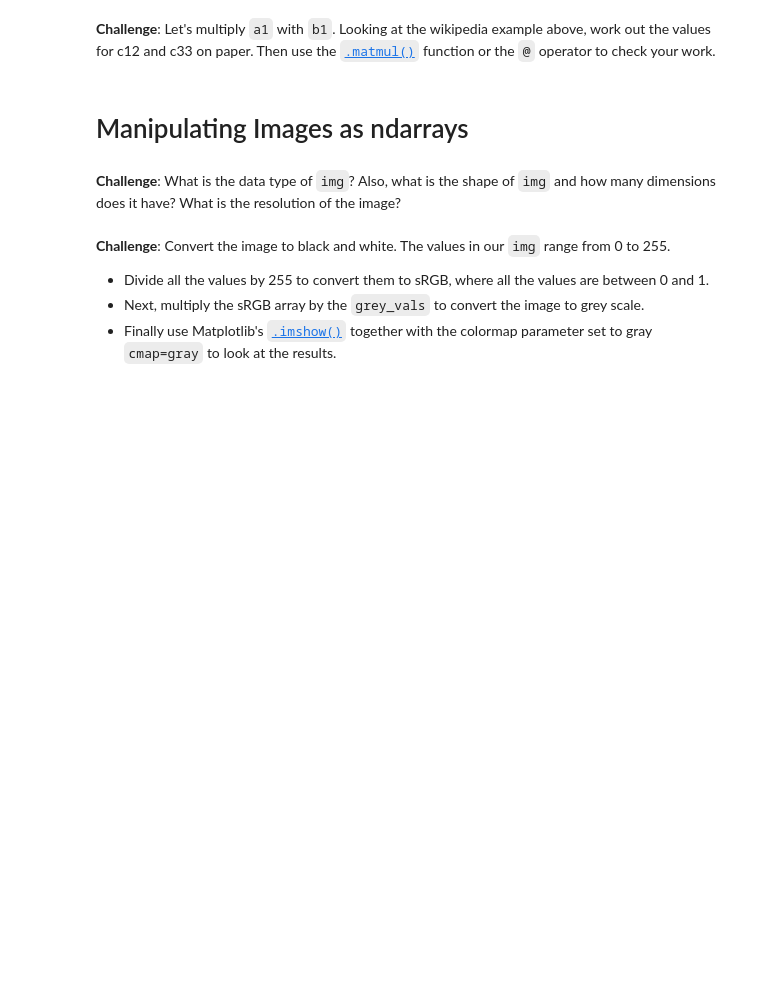
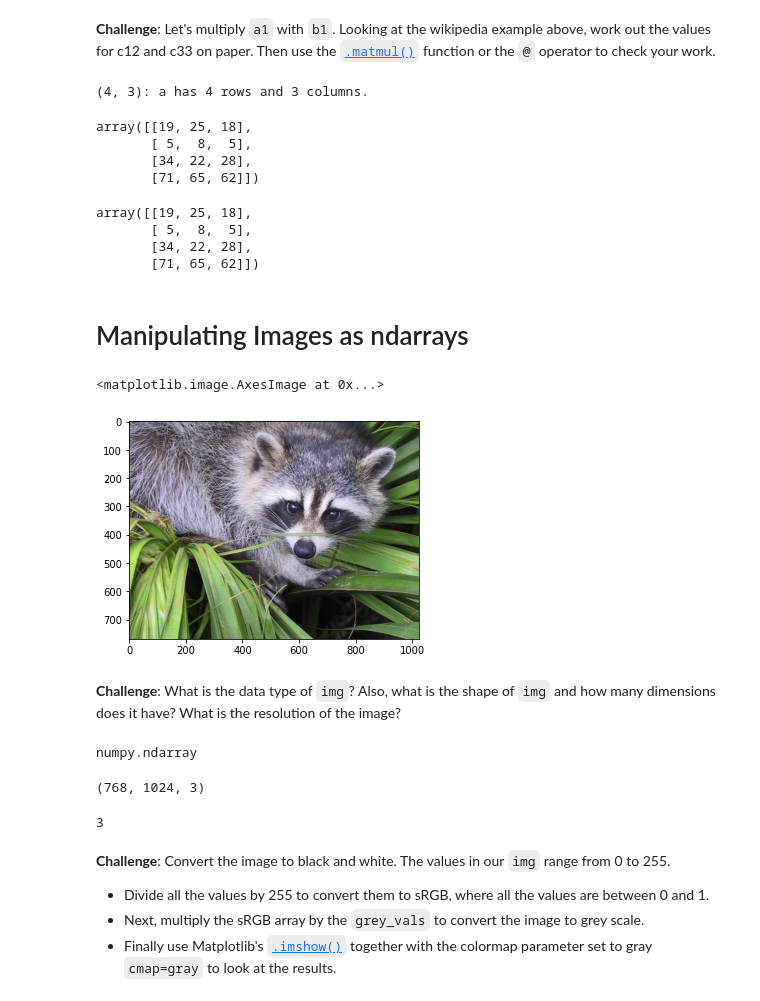
Before and after one commit to TravisLeeWolf/100DaysPython, a Jupyter notebook: Code Days/76 - Computation w NumPy/Computation_with_NumPy_and_N_Dimensional_Arrays.ipynb, the cells around one changed output. Drawn from its saved outputs; the diff is of its cells as text; code cells hidden in the pictures; blank space fills up the shorter version.

```diff
--- a/Code Days/76 - Computation w NumPy/Computation_with_NumPy_and_N_Dimensional_Arrays.ipynb
+++ b/Code Days/76 - Computation w NumPy/Computation_with_NumPy_and_N_Dimensional_Arrays.ipynb
@@ -215,10 +246,45 @@ print('Dimensions of result: (4x2)*(2x3)=(4x3)')
 Dimensions of result: (4x2)*(2x3)=(4x3)
 # %% [markdown]
 **Challenge**: Let's multiply `a1` with `b1`. Looking at the wikipedia example above, work out the values for c12 and c33 on paper. Then use the [`.matmul()`](https://numpy.org/doc/stable/reference/generated/numpy.matmul.html) function or the `@` operator to check your work.
+# %%
+c1 = np.matmul(a1, b1)
+print(f'{c1.shape}: a has {c1.shape[0]} rows and {c1.shape[1]} columns.')
+c1
+# %% [output]
+(4, 3): a has 4 rows and 3 columns.
+array([[19, 25, 18],
+       [ 5,  8,  5],
+       [34, 22, 28],
+       [71, 65, 62]])
+# %%
+a1 @ b1
+# %% [output]
+array([[19, 25, 18],
+       [ 5,  8,  5],
+       [34, 22, 28],
+       [71, 65, 62]])
 # %% [markdown]
 # Manipulating Images as ndarrays
+# %%
+img = misc.face()
+plt.imshow(img)
+# %% [output]
+<matplotlib.image.AxesImage at 0x...>
+[figure, added]
 # %% [markdown]
 **Challenge**: What is the data type of `img`? Also, what is the shape of `img` and how many dimensions does it have? What is the resolution of the image?
+# %%
+type(img)
+# %% [output]
+numpy.ndarray
+# %%
+img.shape
+# %% [output]
+(768, 1024, 3)
+# %%
+img.ndim
+# %% [output]
+3
 # %% [markdown]
 **Challenge**: Convert the image to black and white. The values in our `img` range from 0 to 255.
 * Divide all the values by 255 to convert them to sRGB, where all the values are between 0 and 1.
```
Also changed, not shown: parts of 15 cells of this notebook.
